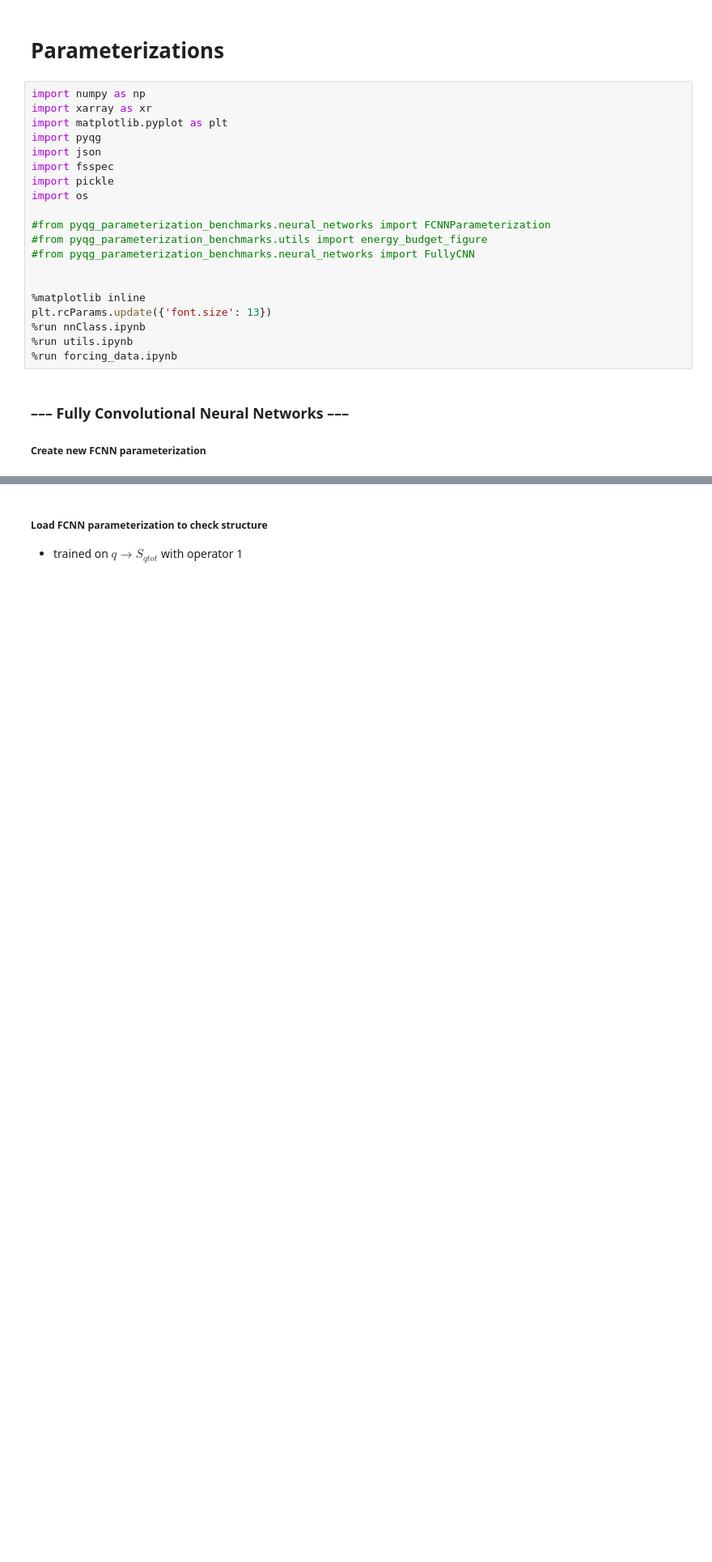
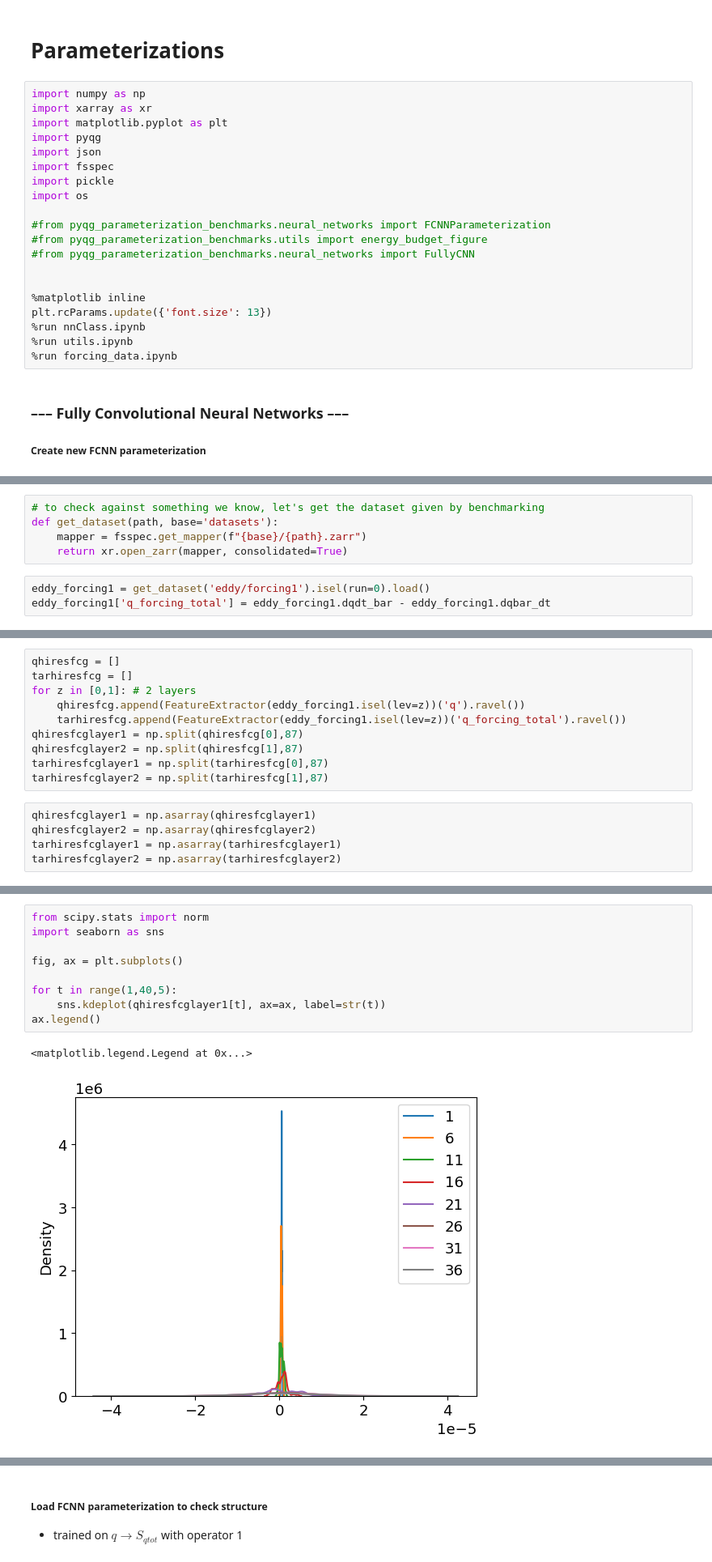
Before and after one commit to pjin1010/ResearchSGS, a Jupyter notebook: TestNBs/parameterizations.ipynb, the cells around one changed output, grey strips where cells are left out. Shown: that part at 81% size. Cells and saved outputs as stored; diff of their text form; blank space fills up the shorter version.

```diff
--- a/TestNBs/parameterizations.ipynb
+++ b/TestNBs/parameterizations.ipynb
@@ -87,0 +166,8 @@ Existing code below for testing purposes
+# %%
+# to check against something we know, let's get the dataset given by benchmarking
+def get_dataset(path, base='datasets'):
+    mapper = fsspec.get_mapper(f"{base}/{path}.zarr")
+    return xr.open_zarr(mapper, consolidated=True)
+# %%
+eddy_forcing1 = get_dataset('eddy/forcing1').isel(run=0).load()
+eddy_forcing1['q_forcing_total'] = eddy_forcing1.dqdt_bar - eddy_forcing1.dqbar_dt
@@ -87,0 +192,15 @@ Existing code below for testing purposes
+# %%
+qhiresfcg = []
+tarhiresfcg = []
+for z in [0,1]: # 2 layers
+    qhiresfcg.append(FeatureExtractor(eddy_forcing1.isel(lev=z))('q').ravel())
+    tarhiresfcg.append(FeatureExtractor(eddy_forcing1.isel(lev=z))('q_forcing_total').ravel())
+qhiresfcglayer1 = np.split(qhiresfcg[0],87)
+qhiresfcglayer2 = np.split(qhiresfcg[1],87)
+tarhiresfcglayer1 = np.split(tarhiresfcg[0],87)
+tarhiresfcglayer2 = np.split(tarhiresfcg[1],87)
+# %%
+qhiresfcglayer1 = np.asarray(qhiresfcglayer1)
+qhiresfcglayer2 = np.asarray(qhiresfcglayer2)
+tarhiresfcglayer1 = np.asarray(tarhiresfcglayer1)
+tarhiresfcglayer2 = np.asarray(tarhiresfcglayer2)
@@ -87,0 +215,12 @@ Existing code below for testing purposes
+# %%
+from scipy.stats import norm
+import seaborn as sns
+
+fig, ax = plt.subplots()
+
+for t in range(1,40,5):
+    sns.kdeplot(qhiresfcglayer1[t], ax=ax, label=str(t))
+ax.legend()
+# %% [output]
+<matplotlib.legend.Legend at 0x...>
+[figure, added]
```
Also changed, not shown: parts of 55 cells of this notebook, 5 other files.
